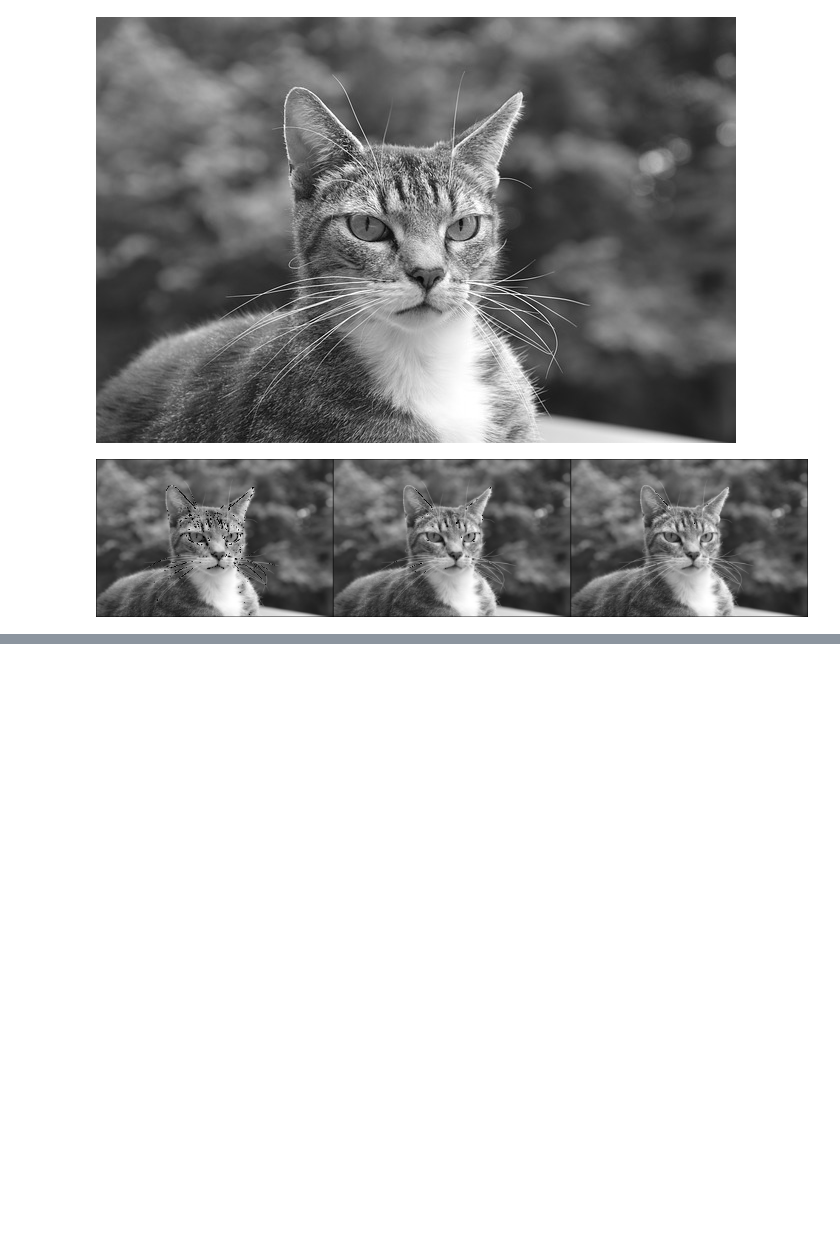
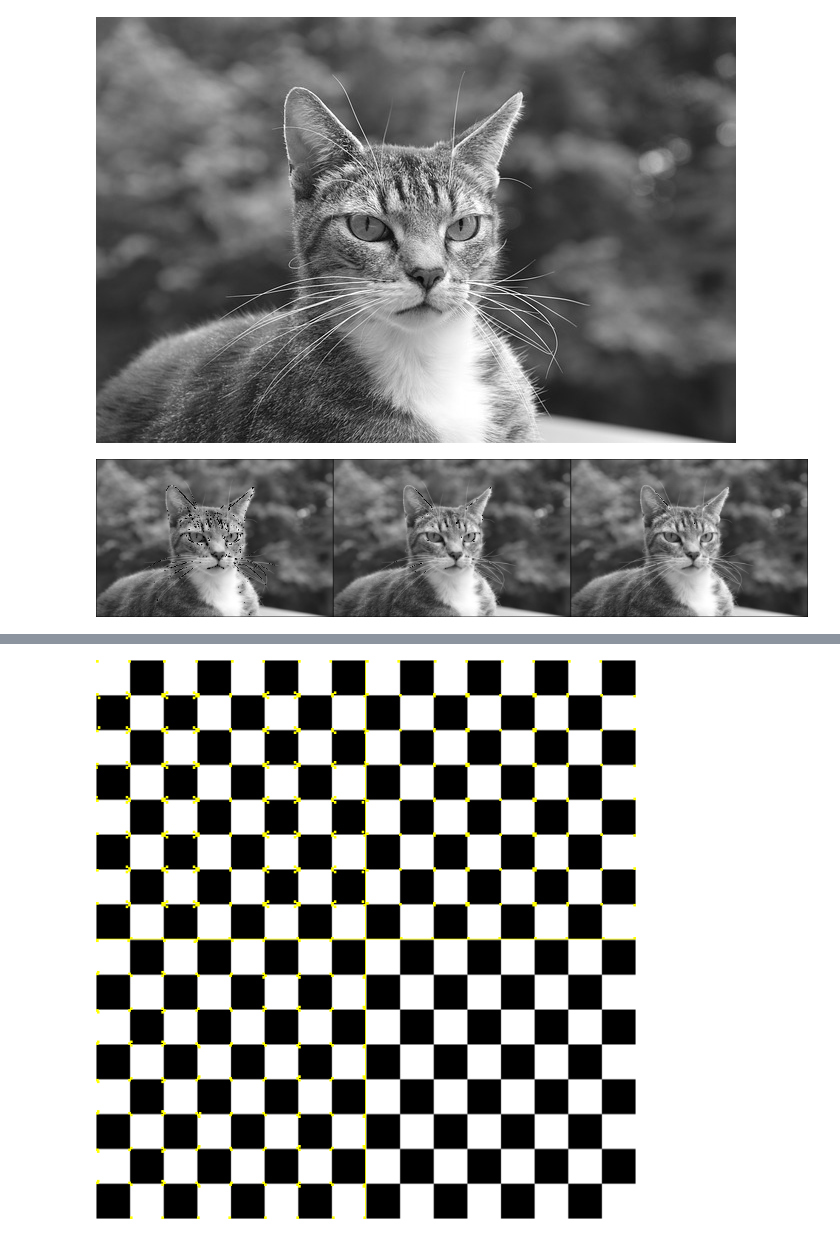
Before and after one commit to tjburch/hands-on-cv-julia, a Jupyter notebook: notes/ch05.ipynb, the cells around one changed output, grey strips where cells are left out. Drawn from its saved outputs; the diff is of its cells as text; code cells hidden in the pictures; blank space fills up the shorter version.

```diff
--- a/notes/ch05.ipynb
+++ b/notes/ch05.ipynb
@@ -45,0 +44,31 @@ LoadError: ArgumentError: No file exists at given path: ../sample-images/newspap
+# %%
+using ImageMorphology, ImageView
+
+img = restrict(load("../sample-images/board-157165_640.png"))
+img_f = Float16.(Gray.(img))
+
+img_harris = copy(img)
+img_harris[dilate(imcorner(img_f, method=harris)) .> 0.01] .= colorant"yellow"
+
+img_shi = copy(img)
+img_shi[dilate(imcorner(img_f, method=shi_tomasi)) .> 0.01] .= colorant"yellow"
+
+img_rosenfield = copy(img)
+img_rosenfield[dilate(imcorner(img_f, method=kitchen_rosenfeld)) .> 0.01] .= colorant"yellow"
+
+img_fast = copy(img)
+img_fast[dilate(fastcorners(img_f, 12, 0.05)) .> 0.01] .= colorant"yellow"
+
+
+new_img = vcat(
+ hcat(img_harris, img_shi),
+ hcat(img_rosenfield, img_fast)
+)
+
+
+new_img[Int(size(new_img, 1) / 2), :] .= colorant"yellow"
+new_img[:, Int(size(new_img, 2) / 2)] .= colorant"yellow"
+
+new_img
+# %% [output]
+[figure, added]
```
Also changed, not shown: parts of 26 cells of this notebook.
